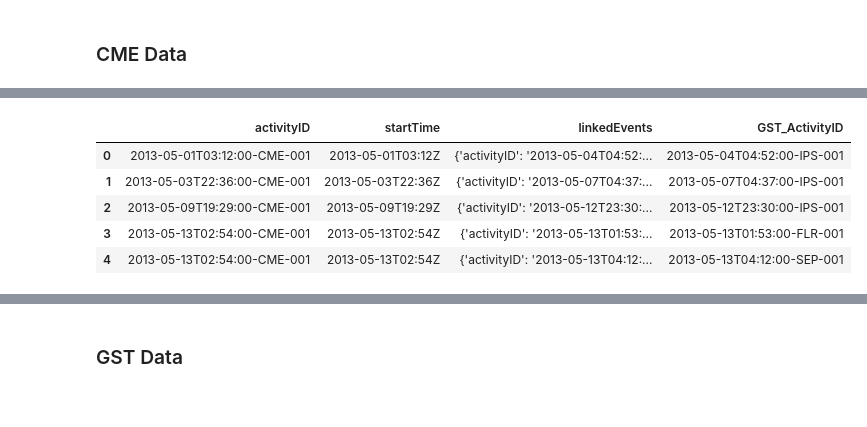
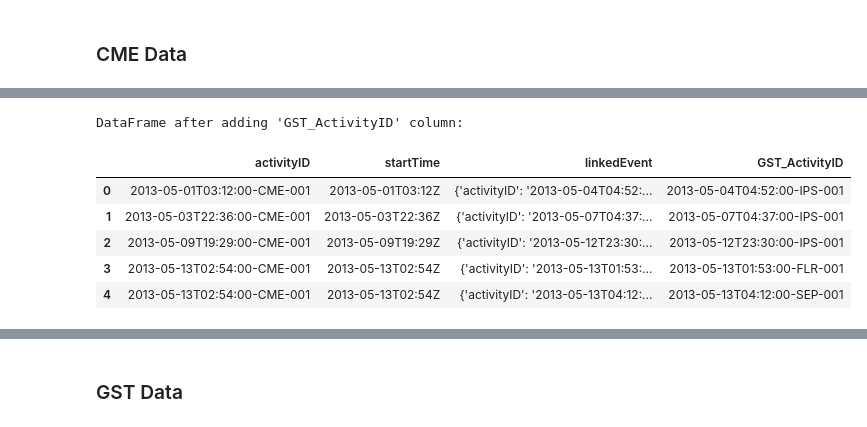
Before and after one commit to ttsai19/data-sourcing-challenge, a Jupyter notebook: retrieve_data.ipynb, the cells around one changed output, grey strips where cells are left out. Drawn from its saved outputs; the diff is of its cells as text; code cells hidden in the pictures.

```diff
--- a/retrieve_data.ipynb
+++ b/retrieve_data.ipynb
@@ -65,4 +91,7 @@ API Key: ENTER YOUR KEY HERE
 # %%
 # Notice that the linkedEvents column allows us to identify the corresponding GST
 # Remove rows with missing 'linkedEvents' since we won't be able to assign these to GSTs
+cme_df = cme_df.dropna(subset=['linkedEvents'])
+print("\nCME DataFrame after dropping rows with missing 'linkedEvents':")
+display(cme_df.head())
 # %% [output]
@@ -79,13 +109,22 @@ API Key: ENTER YOUR KEY HERE
 # and adds the elements individually to a list of dictionaries where each row is one element
 
 # Initialize an empty list to store the expanded rows
+expanded_rows = []
+
+# Iterate over each index in the DataFrame
+for idx in cme_df.index:
+    # Iterate over each dictionary in the list
+    for event in cme_df.at[idx, 'linkedEvents']:
+        # Append a new dictionary to the expanded_rows list for each dictionary item and corresponding 'activityID' and 'startTime' value
+       expanded_rows.append({
+            'activityID': cme_df.at[idx, 'activityID'],
+            'startTime': cme_df.at[idx, 'startTime'],
+            'linkedEvent': event
+        })
+# Create a new DataFrame from the expanded rows
+expanded_cme_df = pd.DataFrame(expanded_rows)
 
 
-# Iterate over each index in the DataFrame
-
-    # Iterate over each dictionary in the list
-
-        # Append a new dictionary to the expanded_rows list for each dictionary item and corresponding 'activityID' and 'startTime' value
-
-# Create a new DataFrame from the expanded rows
+print("\nExpanded CME DataFrame with individual linkedEvents:")
+display(expanded_cme_df.head())
 # %% [output]
@@ -99,6 +139,15 @@ API Key: ENTER YOUR KEY HERE
 # Create a function called extract_activityID_from_dict that takes a dict as input such as in linkedEvents
 # and verify below that it works as expected using one row from linkedEvents as an example
 # Be sure to use a try and except block to handle errors
-
+def extract_activityID_from_dict(linked_events_dict):
+    try:
+        # Extract the 'activityID' from the dictionary
+        return linked_events_dict['activityID']
+    except (TypeError, KeyError) as e:
         # Log the error or print it for debugging
+        print(f"Error extracting activityID: {e}")
+        return None
+# Test the function using an example row from linkedEvents
+example_activityID = extract_activityID_from_dict(expanded_cme_df['linkedEvent'][0])
+print("Example extracted activityID:", example_activityID)
 # %% [output]
@@ -106,8 +155,15 @@ API Key: ENTER YOUR KEY HERE
 # %%
 # Apply this function to each row in the 'linkedEvents' column (you can use apply() and a lambda function)
-# and create a new column called 'GST_ActivityID' using loc indexer:
+# and create a new column called 'GST_ActivityID' using loc indexer
+expanded_cme_df['GST_ActivityID'] = expanded_cme_df['linkedEvent'].apply(lambda x: extract_activityID_from_dict(x))
+
+
+print("\nDataFrame after adding 'GST_ActivityID' column:")
+from IPython.display import display
+display(expanded_cme_df.head())
 # %% [output]
+DataFrame after adding 'GST_ActivityID' column:
-|  | activityID | startTime | linkedEvents | GST_ActivityID |
+|  | activityID | startTime | linkedEvent | GST_ActivityID |
 | 0 | 2013-05-01T03:12:00-CME-001 | 2013-05-01T03:12Z | {'activityID': '2013-05-04T04:52:... | 2013-05-04T04:52:00-IPS-001 |
 | 1 | 2013-05-03T22:36:00-CME-001 | 2013-05-03T22:36Z | {'activityID': '2013-05-07T04:37:... | 2013-05-07T04:37:00-IPS-001 |
 | 2 | 2013-05-09T19:29:00-CME-001 | 2013-05-09T19:29Z | {'activityID': '2013-05-12T23:30:... | 2013-05-12T23:30:00-IPS-001 |
```
Also changed, not shown: parts of 24 cells of this notebook, 1 other file.
